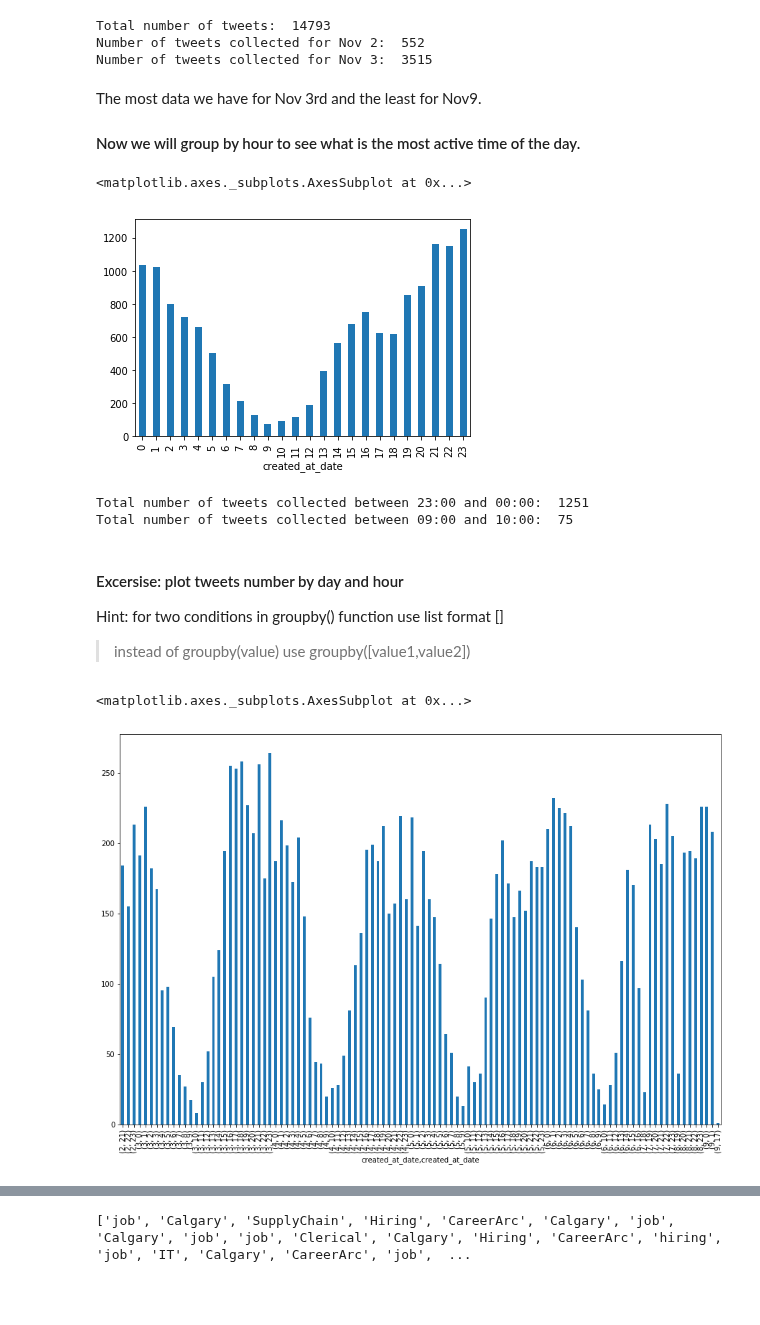
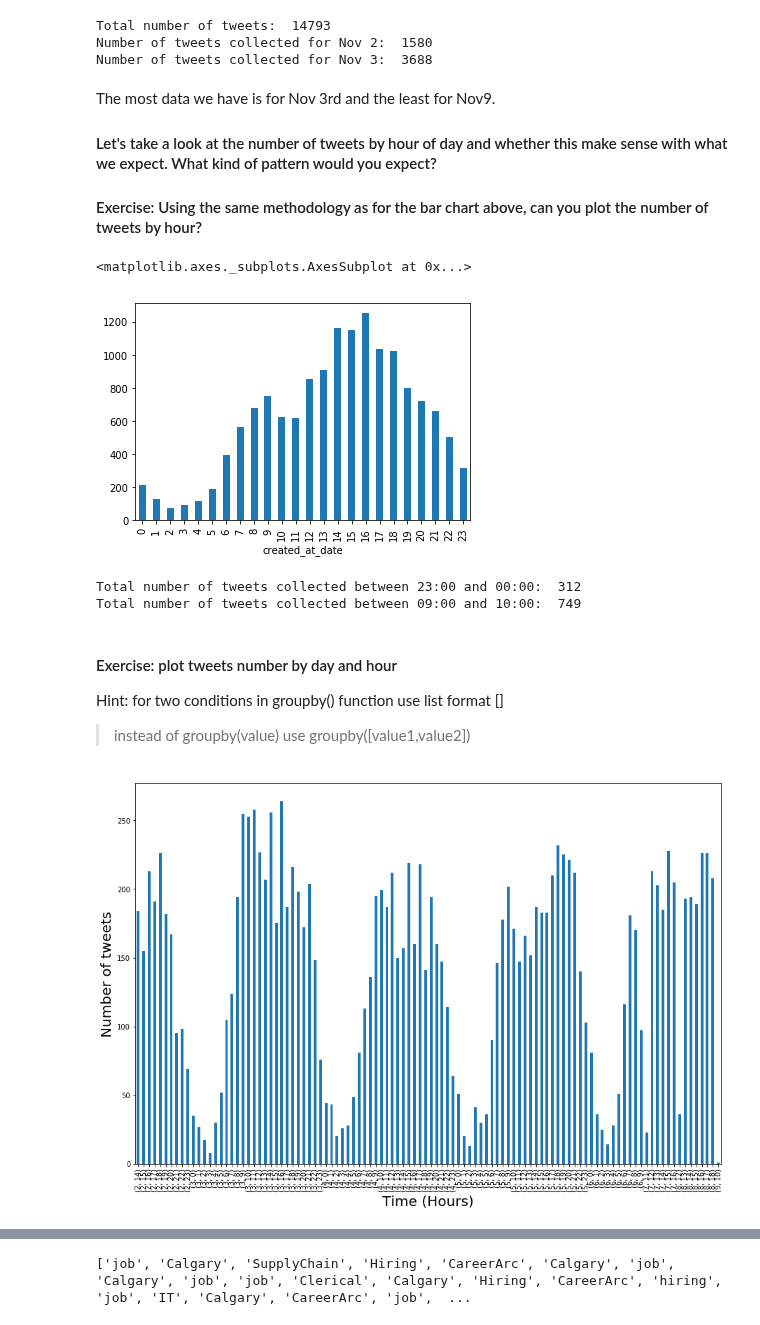
Before and after one commit to cybera/data-science-for-entrepreneurs-workshops, a Jupyter notebook: 2.Exploring_data.ipynb, the cells around one changed output, grey strips where cells are left out. Saved outputs shown, nothing was run; the diff lists cells and outputs as text; code cells hidden in the pictures; blank space fills up the shorter version.

```diff
--- a/2.Exploring_data.ipynb
+++ b/2.Exploring_data.ipynb
@@ -71,9 +72,10 @@ We reading csv file into pandas dataframe and printing first 5 rows.
 # %%
 target_url="https://swift-yeg.cloud.cybera.ca:8080/v1/AUTH_233e84cd313945c992b4b585f7b9125d/geeky-summit/tweets_cleaned.csv"
 file_name="tweets_cleaned.csv"
-urllib.request.urlretrieve(target_url, file_name) ## comment out this line to use your local copy
+#urllib.request.urlretrieve(target_url, file_name) ## comment out this line to use your local copy
 
 tweets = pd.read_csv(file_name,parse_dates=['created_at_date']) ## reading 'created_at_date' column as timestamp
+tweets.created_at_date= tweets.created_at_date.dt.tz_localize('UTC').dt.tz_convert('MST')
 tweets.head()
 # %% [output]
 |  | created_at_date | hashtags_string | user_string | user_location | longitude | latitude | name | ... |
@@ -117,30 +206,37 @@ print("Number of tweets collected for Nov 2: ",tweets.loc[tweets["created_at_dat
 print("Number of tweets collected for Nov 3: ",tweets.loc[tweets["created_at_date"].dt.day==3].shape[0])
 # %% [output]
 Total number of tweets:  14793
-Number of tweets collected for Nov 2:  552
-Number of tweets collected for Nov 3:  3515
+Number of tweets collected for Nov 2:  1580
+Number of tweets collected for Nov 3:  3688
-# %% [markdown]
- The most data we have for Nov 3rd and the least for Nov9.
- #### Now we will group by hour to see what is the most active time of the day.
+# %% [markdown]
+ The most data we have is for Nov 3rd and the least for Nov9.
+ #### Let's take a look at the number of tweets by hour of day and whether this make sense with what we expect. What kind of pattern would you expect?
+
+#### Exercise: Using the same methodology as for the bar chart above, can you plot the number of tweets by hour?
 # %%
+## this line will be hidden
 tweets["created_at_date"].groupby([tweets["created_at_date"].dt.hour]).count().plot(kind="bar")
 # %% [output]
 <matplotlib.axes._subplots.AxesSubplot at 0x...>
-[figure, old version]
+[figure, new version]
 # %%
 print("Total number of tweets collected between 23:00 and 00:00: ", tweets["created_at_date"].groupby([tweets["created_at_date"].dt.hour]).count()[23])
 print("Total number of tweets collected between 09:00 and 10:00: ", tweets["created_at_date"].groupby([tweets["created_at_date"].dt.hour]).count()[9])
 # %% [output]
-Total number of tweets collected between 23:00 and 00:00:  1251
-Total number of tweets collected between 09:00 and 10:00:  75
+Total number of tweets collected between 23:00 and 00:00:  312
+Total number of tweets collected between 09:00 and 10:00:  749
 # %% [markdown]
-#### Excersise: plot tweets number by day and hour
+#### Exercise: plot tweets number by day and hour
 Hint: for two conditions in groupby() function use list format []
 >instead of groupby(value) use groupby([value1,value2])
 # %%
 plt.figure( figsize=(15,10))
 ## this line will be hidden
-tweets["created_at_date"].groupby([tweets["created_at_date"].dt.day,tweets["created_at_date"].dt.hour]).count().plot(kind="bar")
+ax = tweets["created_at_date"].groupby([tweets["created_at_date"].dt.day,
+                                        tweets["created_at_date"].dt.hour]).count().plot(kind="bar")
+
+ax.set_xlabel("Time (Hours)", size = 20)
+ax.set_ylabel("Number of tweets", size=20)
+plt.show()
 # %% [output]
-<matplotlib.axes._subplots.AxesSubplot at 0x...>
-[figure, old version]
+[figure, new version]
```
Also changed, not shown: parts of 68 cells of this notebook, 2 other files.
